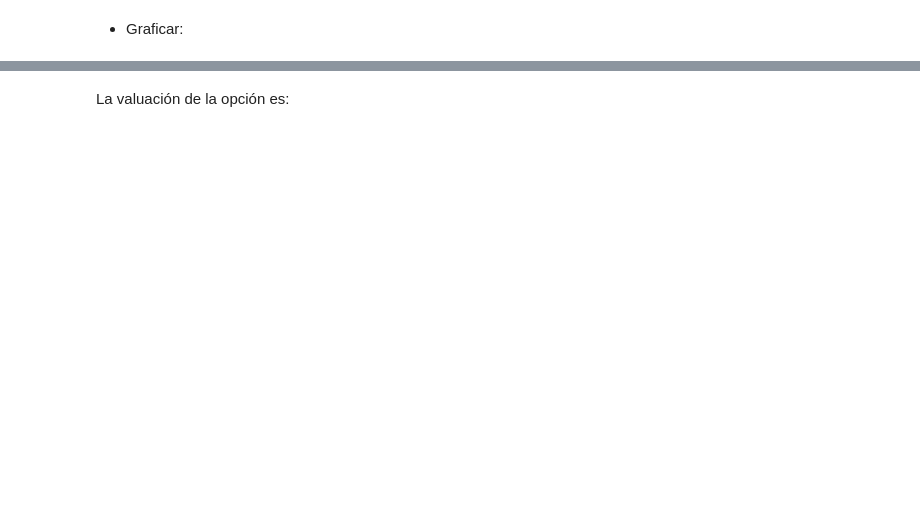
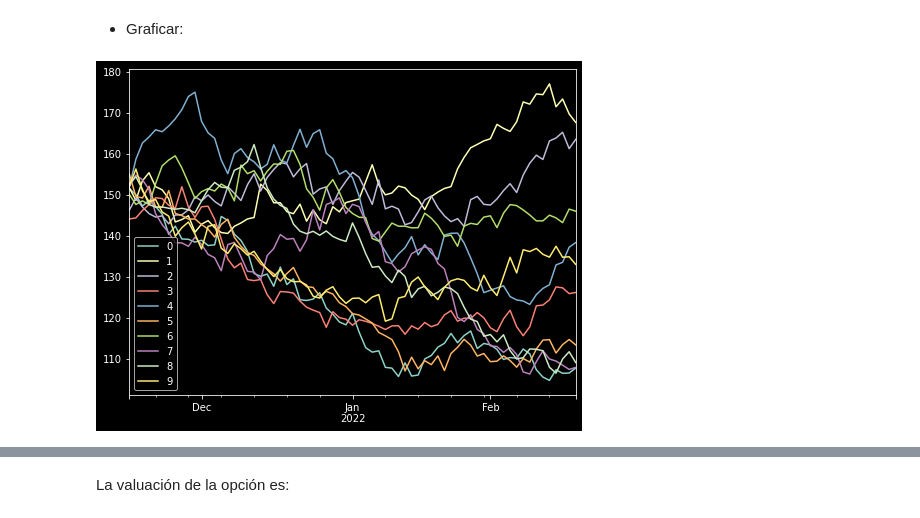
Before and after one commit to feramdor/SPF-2021-II, a Jupyter notebook: TEMA-3/Clase22_ValuacionOpciones.ipynb, the cells around one changed output, grey strips where cells are left out. Cells and saved outputs as stored; diff of their text form; code cells hidden in the pictures; blank space fills up the shorter version.

```diff
--- a/TEMA-3/Clase22_ValuacionOpciones.ipynb
+++ b/TEMA-3/Clase22_ValuacionOpciones.ipynb
@@ -452,7 +507,7 @@ No se toma la media sino la tasa libre de riesgo
 > Referencia: https://www.treasury.gov/resource-center/data-chart-center/interest-rates/Pages/TextView.aspx?data=yield
 # %%
 # Tasa de bonos de 1 yr de fecha 30/04/20 -> 0.16%
-r = 0.0016/360 # Tasa diaria
+r = 0.0017/360 # Tasa diaria
 # %% [markdown]
 - Simularemos el tiempo de contrato desde `HOY` hasta la fecha de `Expiry`, 10 escenarios:
 
@@ -461,9 +516,9 @@ r = 0.0016/360 # Tasa diaria
 from datetime import date
 
 today = pd.Timestamp(date.today())
-expiry = opcion_valuar.Expiry
+expiry = pd.to_datetime('2022-02-18')
 
-ndays = (expiry - today).days
 nscen = 10
-dates = pd.date_range(start='2019-11-14', periods = ndays)
+dates = pd.date_range(start=today, end = expiry, freq='B')
+ndays = len(dates)
 dates
@@ -482,7 +585,9 @@ sim_closes
 # %% [markdown]
 - Graficar:
 # %%
-# sim_closes.plot(figsize=(8,6));
+sim_closes.plot(figsize=(8,6));
+# %% [output]
+[figure, added]
 # %%
 # Se muestran los precios simulados con los precios descargados
 pd.concat([closes_aapl,sim_closes]).plot(figsize=(8,6));
```
Also changed, not shown: parts of 26 cells of this notebook.
